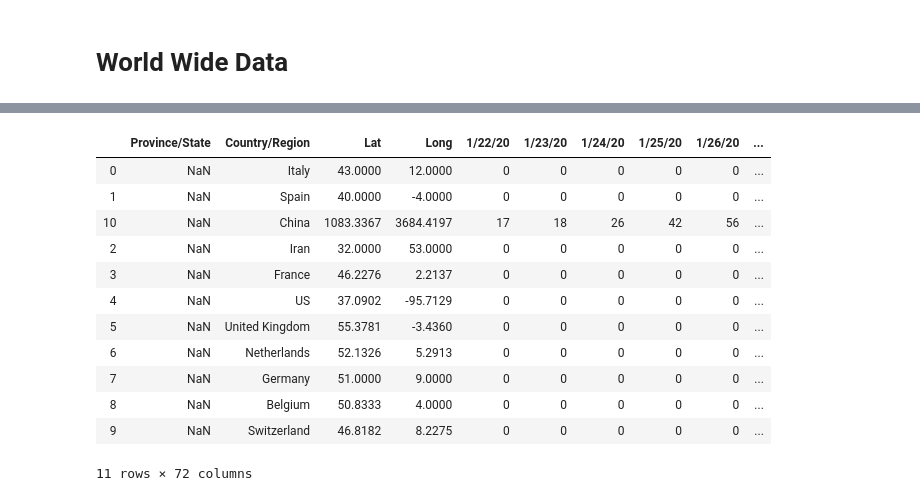
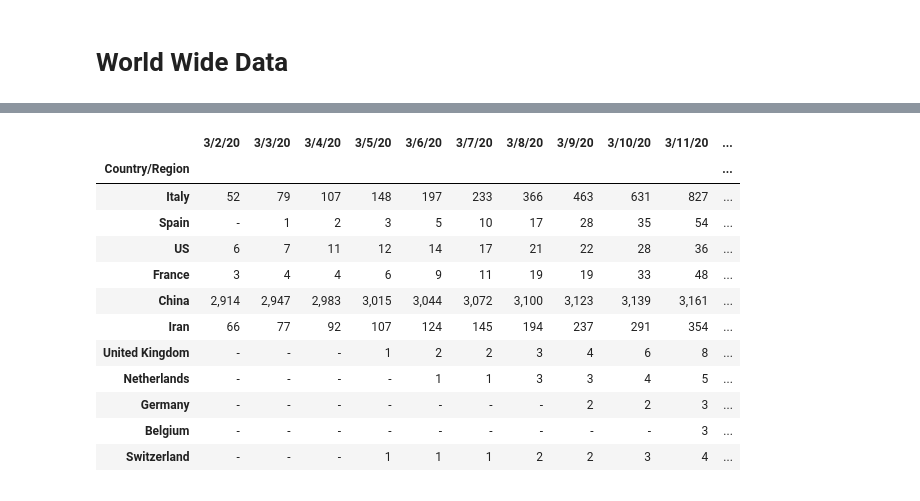
Before and after one commit to arkulkarni/COVID-19-Analysis, a Jupyter notebook: COVID-19-Analysis.ipynb, the cells around one changed output, grey strips where cells are left out. Saved outputs shown, nothing was run; the diff lists cells and outputs as text; code cells hidden in the pictures.

```diff
--- a/COVID-19-Analysis.ipynb
+++ b/COVID-19-Analysis.ipynb
@@ -42,6 +42,9 @@ LogLinearScale = list([
             ]),
         )
     ])
+
+DEFAULT_DAYS = 20
+MONTH_DAYS = 31
 # %%
 # Read all the files
 dfConfirmedGlobal = pd.read_csv(r'https://raw.githubusercontent.com/CSSEGISandData/COVID-19/master/csse_covid_19_data/csse_covid_19_time_series/time_series_covid19_confirmed_global.csv')
@@ -387,33 +441,34 @@ dfConfirmedWorldTop5Daily
 # %%
 chinaDataDeaths = dfDeathsGlobal[dfDeathsGlobal['Country/Region'] == 'China'].sum()
 chinaDataDeaths['Province/State', 'Country/Region'] = [np.NaN, 'China']
 
 dfDeathsWorldTop = dfDeathsGlobal[dfDeathsGlobal['Country/Region'] != 'China'].sort_values(dfDeathsGlobal.columns[-1], ascending=False).head(10)
 dfDeathsWorldTop = dfDeathsWorldTop.append(chinaDataDeaths, ignore_index=True)
 dfDeathsWorldTop = dfDeathsWorldTop.sort_values(dfDeathsGlobal.columns[-1], ascending=False)
+dfDeathsWorldTop = dfDeathsWorldTop.set_index('Country/Region')
 
 
 data = [{
-    'x': row[1].index[35:],
-    'y': row[1].values[35:],
-    'name': row[1].values[1] if str(row[1].values[0]) == 'nan' else '{} {}'.format( row[1].values[0], row[1].values[1])
+    'x': row[1].index[-MONTH_DAYS:],
+    'y': row[1].values[-MONTH_DAYS:],
+    'name': row[0]
 }  for row in dfDeathsWorldTop.iterrows()]
 
 layout = dict(title = 'World Deaths', updatemenus=LogLinearScale)
 py.iplot(dict(data=data, layout=layout))
-dfDeathsWorldTop
+dfDeathsWorldTop[dfDeathsWorldTop.columns[-MONTH_DAYS:]].style.format(IntegerFormatter)
 # %% [output]
 [interactive output not drawn]
-|  | Province/State | Country/Region | Lat | Long | 1/22/20 | 1/23/20 | 1/24/20 | 1/25/20 | 1/26/20 | ... |
-| 0 | NaN | Italy | 43.0000 | 12.0000 | 0 | 0 | 0 | 0 | 0 | ... |
-| 1 | NaN | Spain | 40.0000 | -4.0000 | 0 | 0 | 0 | 0 | 0 | ... |
-| 10 | NaN | China | 1083.3367 | 3684.4197 | 17 | 18 | 26 | 42 | 56 | ... |
-| 2 | NaN | Iran | 32.0000 | 53.0000 | 0 | 0 | 0 | 0 | 0 | ... |
-| 3 | NaN | France | 46.2276 | 2.2137 | 0 | 0 | 0 | 0 | 0 | ... |
-| 4 | NaN | US | 37.0902 | -95.7129 | 0 | 0 | 0 | 0 | 0 | ... |
-| 5 | NaN | United Kingdom | 55.3781 | -3.4360 | 0 | 0 | 0 | 0 | 0 | ... |
-| 6 | NaN | Netherlands | 52.1326 | 5.2913 | 0 | 0 | 0 | 0 | 0 | ... |
-| 7 | NaN | Germany | 51.0000 | 9.0000 | 0 | 0 | 0 | 0 | 0 | ... |
-| 8 | NaN | Belgium | 50.8333 | 4.0000 | 0 | 0 | 0 | 0 | 0 | ... |
-| 9 | NaN | Switzerland | 46.8182 | 8.2275 | 0 | 0 | 0 | 0 | 0 | ... |
+|  | 3/2/20 | 3/3/20 | 3/4/20 | 3/5/20 | 3/6/20 | 3/7/20 | 3/8/20 | 3/9/20 | 3/10/20 | 3/11/20 | ... |
+| Country/Region |  |  |  |  |  |  |  |  |  |  | ... |
+| Italy | 52 | 79 | 107 | 148 | 197 | 233 | 366 | 463 | 631 | 827 | ... |
+| Spain | - | 1 | 2 | 3 | 5 | 10 | 17 | 28 | 35 | 54 | ... |
+| US | 6 | 7 | 11 | 12 | 14 | 17 | 21 | 22 | 28 | 36 | ... |
+| France | 3 | 4 | 4 | 6 | 9 | 11 | 19 | 19 | 33 | 48 | ... |
+| China | 2,914 | 2,947 | 2,983 | 3,015 | 3,044 | 3,072 | 3,100 | 3,123 | 3,139 | 3,161 | ... |
+| Iran | 66 | 77 | 92 | 107 | 124 | 145 | 194 | 237 | 291 | 354 | ... |
+| United Kingdom | - | - | - | 1 | 2 | 2 | 3 | 4 | 6 | 8 | ... |
+| Netherlands | - | - | - | - | 1 | 1 | 3 | 3 | 4 | 5 | ... |
+| Germany | - | - | - | - | - | - | - | 2 | 2 | 3 | ... |
+| Belgium | - | - | - | - | - | - | - | - | - | 3 | ... |
+| Switzerland | - | - | - | 1 | 1 | 1 | 2 | 2 | 3 | 4 | ... |
-11 rows × 72 columns
```
Also changed, not shown: parts of 18 cells of this notebook.
